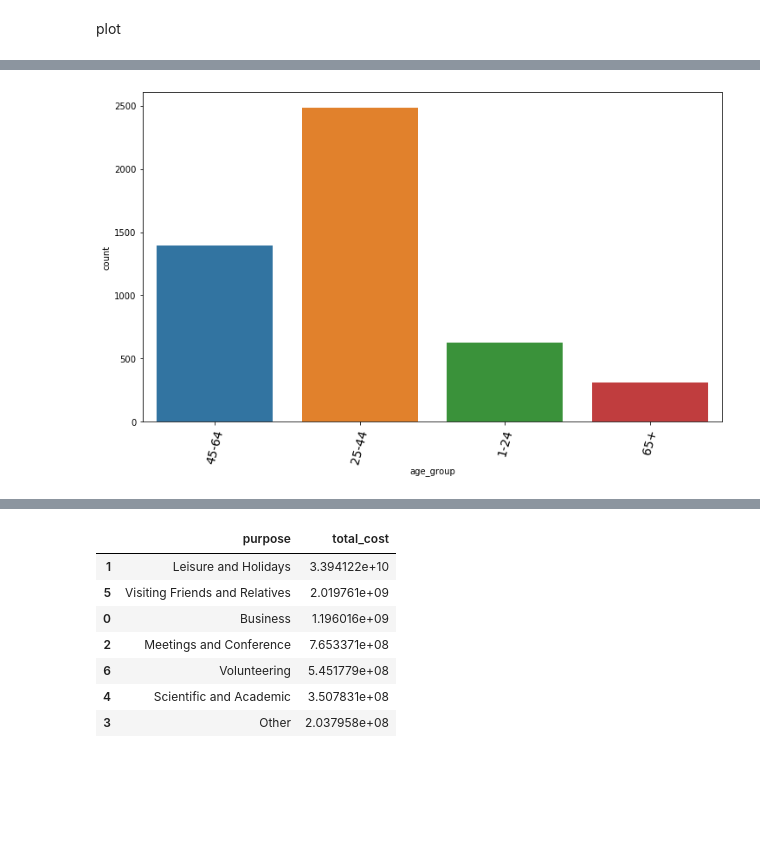
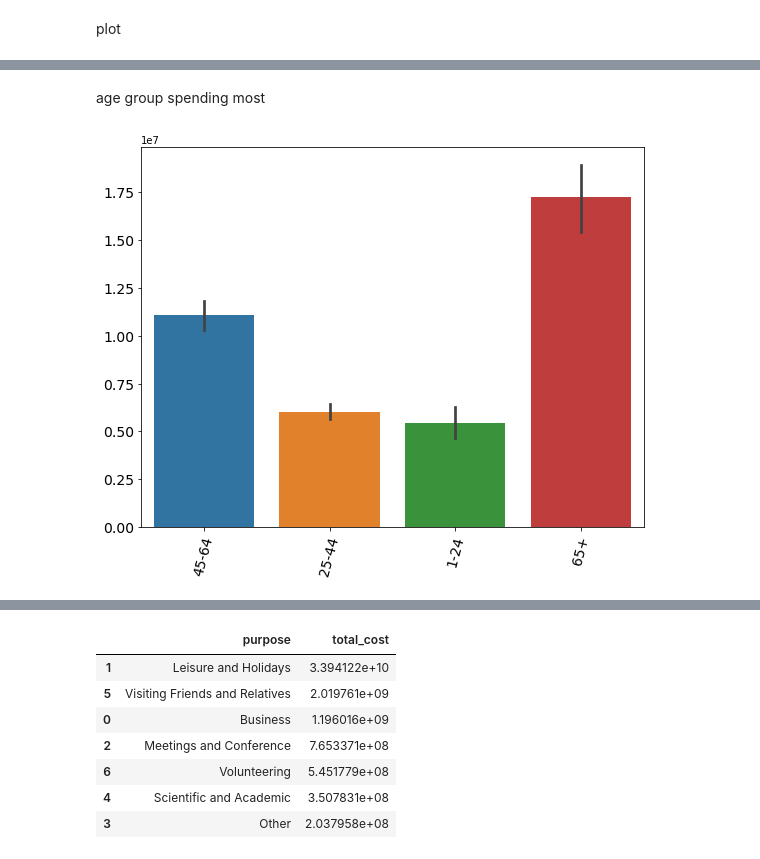
Before and after one commit to joluoch/Tz_Tourism_prediction, a Jupyter notebook: Notebooks/EDA.ipynb, the cells around one changed output, grey strips where cells are left out. Cells and saved outputs as stored; diff of their text form; code cells hidden in the pictures; blank space fills up the shorter version.

```diff
--- a/Notebooks/EDA.ipynb
+++ b/Notebooks/EDA.ipynb
@@ -166,4 +159,6 @@ def bar_p(df:pd.DataFrame, column:str,title:str):
+# %% [markdown]
+age group spending most
 # %%
-plot_count(data,'age_group','')
+plots.plot_bar(data,'age_group','total_cost','','','')
 # %% [output]
-[figure, old version]
+[figure, new version]
```
Also changed, not shown: parts of 28 cells of this notebook, 1 other file.
